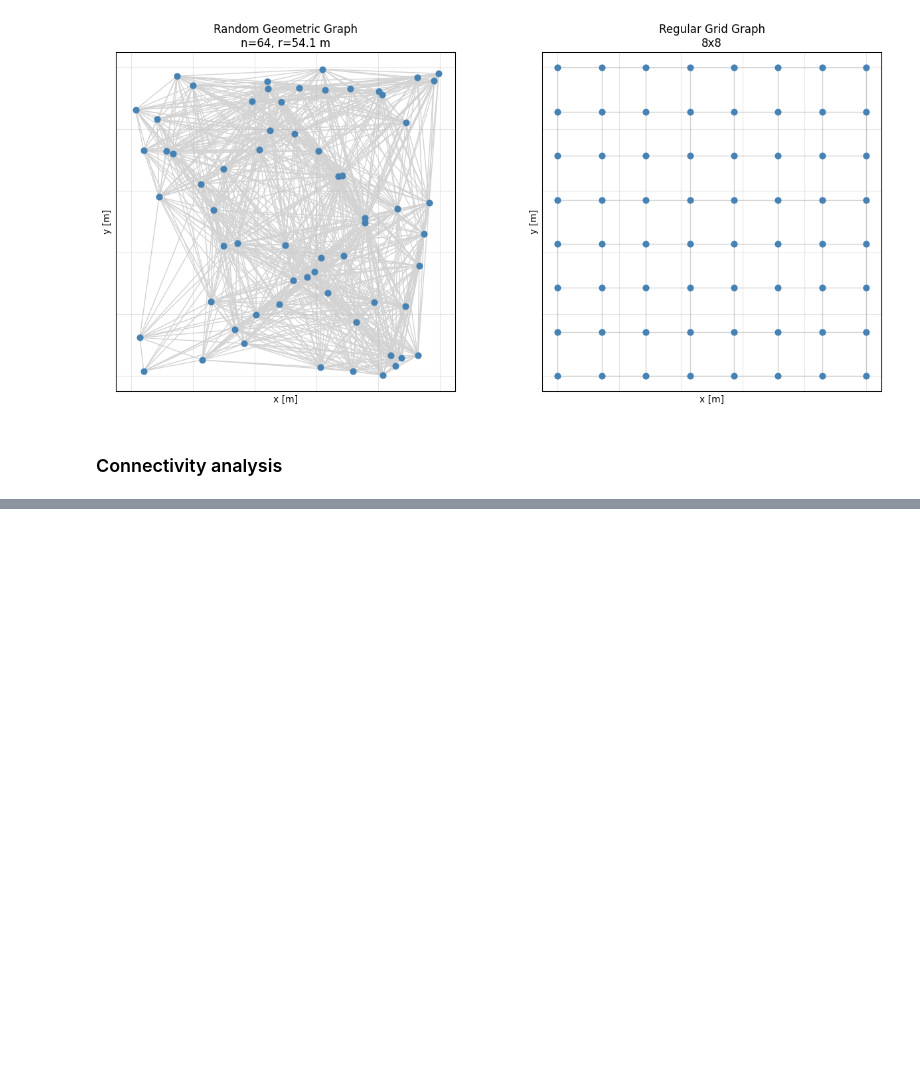
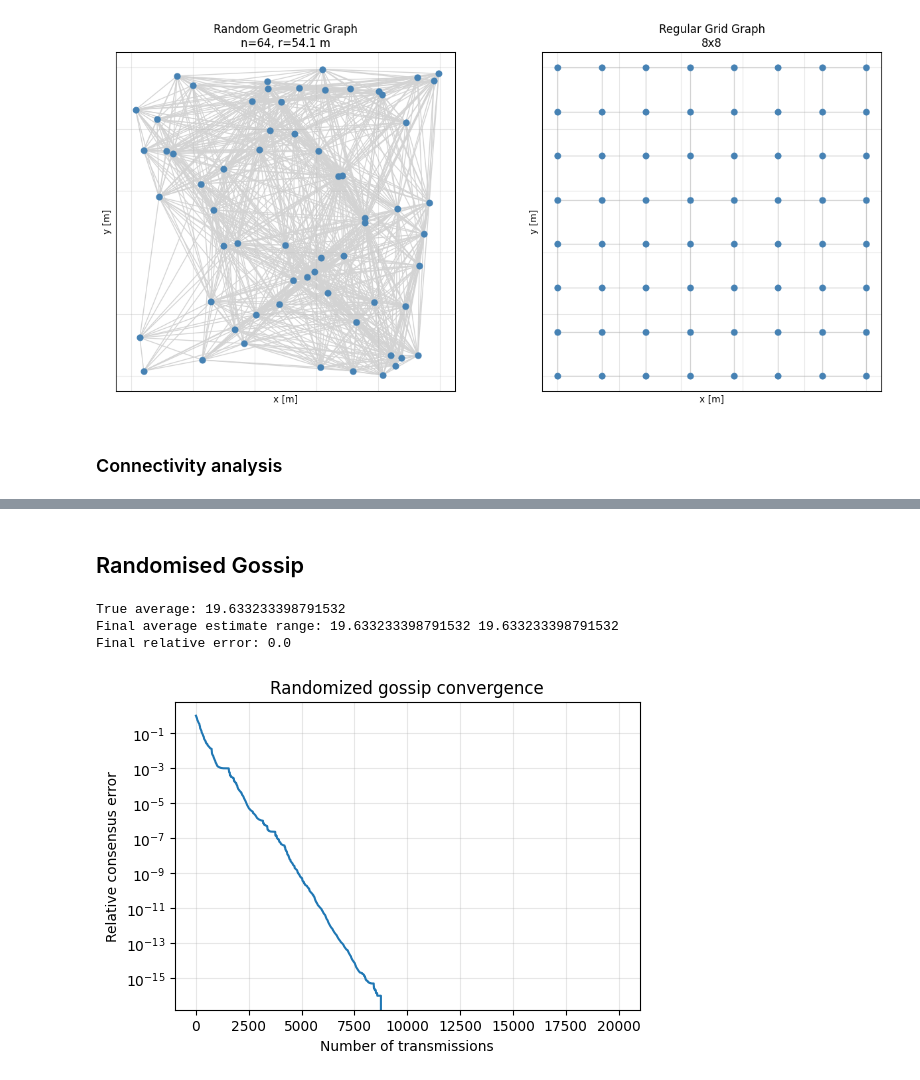
Before and after one commit to PabloABakker/Reaching-Consensus, a Jupyter notebook: Distributed_Signal_Processing_Project.ipynb, the cells around one changed output, grey strips where cells are left out. Drawn from its saved outputs; the diff is of its cells as text; code cells hidden in the pictures; blank space fills up the shorter version.

```diff
--- a/Distributed_Signal_Processing_Project.ipynb
+++ b/Distributed_Signal_Processing_Project.ipynb
@@ -106,0 +135,2 @@ n = 100 | P(connected) = 0.996 | avg degree = 15.51
+# %% [markdown]
+## Randomised Gossip
@@ -106,0 +222,31 @@ n = 100 | P(connected) = 0.996 | avg degree = 15.51
+# %%
+# Initial sensor measurements
+rng = np.random.default_rng(1)
+x0 = 20 + 5 * rng.standard_normal(G_rgg.number_of_nodes())
+
+x_gossip, errors_gossip, transmissions_gossip = randomized_gossip_average(
+    G=G_rgg,
+    x0=x0,
+    n_iterations=20_000,
+    packet_loss_prob=0.0,
+    seed=2,
+    track_every=10,
+)
+
+print("True average:", np.mean(x0))
+print("Final average estimate range:", x_gossip.min(), x_gossip.max())
+print("Final relative error:", errors_gossip[-1])
+# %% [output]
+True average: 19.633233398791532
+Final average estimate range: 19.633233398791532 19.633233398791532
+Final relative error: 0.0
+# %%
+plt.figure(figsize=(6, 4))
+plt.semilogy(transmissions_gossip, errors_gossip)
+plt.xlabel("Number of transmissions")
+plt.ylabel("Relative consensus error")
+plt.title("Randomized gossip convergence")
+plt.grid(True, which="both", alpha=0.3)
+plt.show()
+# %% [output]
+[figure, added]
```
Also changed, not shown: parts of 3 cells of this notebook.
